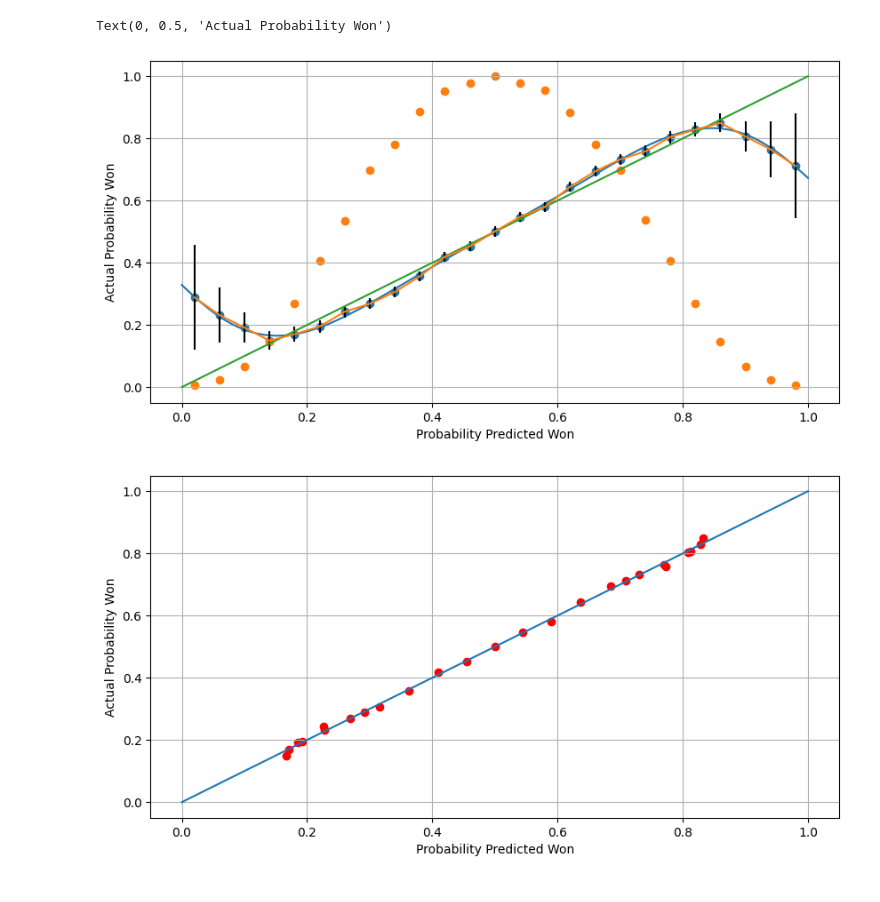
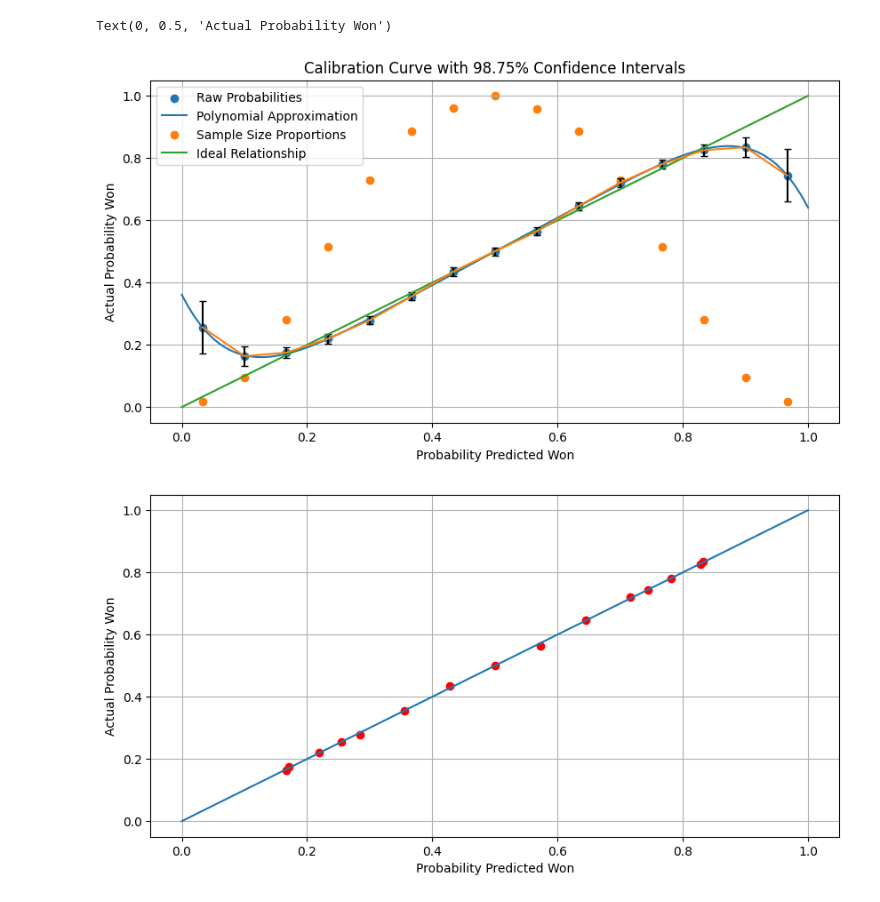
Before and after one commit to atticusdrex/nba-moneyline, a Jupyter notebook: ResearchNotebook.ipynb, the cells around one changed output. Cells and saved outputs as stored; diff of their text form; code cells hidden in the pictures.

```diff
--- a/ResearchNotebook.ipynb
+++ b/ResearchNotebook.ipynb
@@ -162,44 +181,46 @@ Test  Accuracy: 50.000 %
 # %%
 from sklearn.linear_model import LinearRegression
-(bounds, probs, samples, errors) = prob_plot(Y_train, model.predict_proba(X_train)[:,1], bins=25)
+(bounds, probs, samples, errors) = prob_plot(Y_train, model.predict_proba(X_train)[:,1], bins=15)
 
 x_bounds = 0.5*(bounds[1:]+bounds[0:-1]).copy()
 y_probs = probs.copy()
 
 poly = PolynomialFeatures(7)
 x_bounds_poly = poly.fit_transform(x_bounds.reshape(-1,1))
 
 linear_model = LinearRegression()
 linear_model.fit(x_bounds_poly, y_probs)
 
 def conversion_func(x, linear_model, poly):
     x = poly.transform(x.reshape(-1,1))
     return linear_model.predict(x)
 
 x_test = np.linspace(0,1,100)
 x_test_poly = poly.transform(x_test.reshape(-1,1))
 y_test = linear_model.predict(x_test_poly)
 
 plt.figure(figsize=(10,5))
-plt.scatter(x_bounds, y_probs)
-plt.plot(x_test, y_test)
-plt.scatter(0.5*(bounds[1:]+bounds[0:-1]), samples / np.max(samples))
-plt.errorbar(0.5*(bounds[1:]+bounds[0:-1]), probs, yerr=errors, ecolor='black')
-plt.plot([0,1], [0,1])
+plt.scatter(x_bounds, y_probs, label = "Raw Probabilities")
+plt.plot(x_test, y_test, label = "Polynomial Approximation")
+plt.scatter(0.5*(bounds[1:]+bounds[0:-1]), samples / np.max(samples), label = "Sample Size Proportions")
+plt.errorbar(0.5*(bounds[1:]+bounds[0:-1]), probs, yerr=errors, ecolor='black', capsize=3)
+plt.plot([0,1], [0,1], label = "Ideal Relationship")
 plt.grid()
+plt.legend()
 plt.xlabel("Probability Predicted Won")
 plt.ylabel("Actual Probability Won")
+plt.title("Calibration Curve with 98.75% Confidence Intervals")
 
 plt.figure(figsize=(10,5))
 plt.scatter(conversion_func(x_bounds, linear_model, poly), y_probs, c='red')
 plt.plot([0,1], [0,1])
 plt.grid()
 plt.xlabel("Probability Predicted Won")
 plt.ylabel("Actual Probability Won")
 # %% [output]
 Text(0, 0.5, 'Actual Probability Won')
-[figure, old version]
+[figure, new version]
-[figure, old version]
+[figure, new version]
 # %%
 quant_cols = ['MIN','PTS', 'FGM', 'FGA', 'FG_PCT', 'FG3M', 'FG3A', 'FG3_PCT', 'FTM', 'FTA', 'FT_PCT', 'OREB', 'DREB', 'REB', 'AST', 'STL', 'BLK', 'TOV', 'PF', 'PLUS_MINUS']
 def helper_func_test(group):
```
Also changed, not shown: parts of 8 cells of this notebook, 2 other files.
